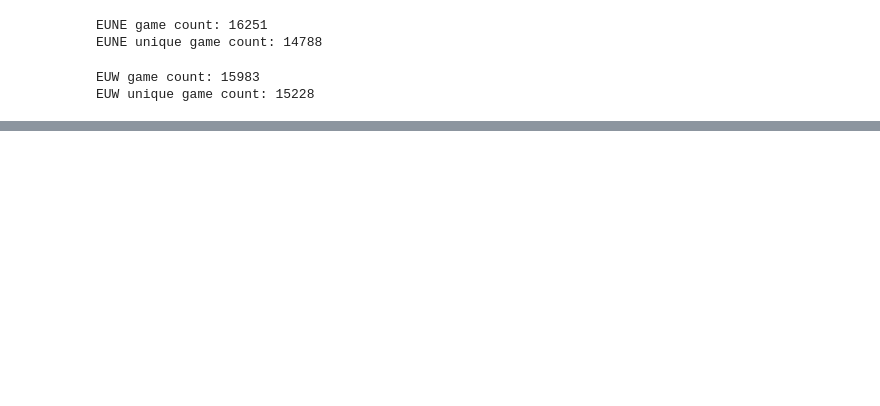
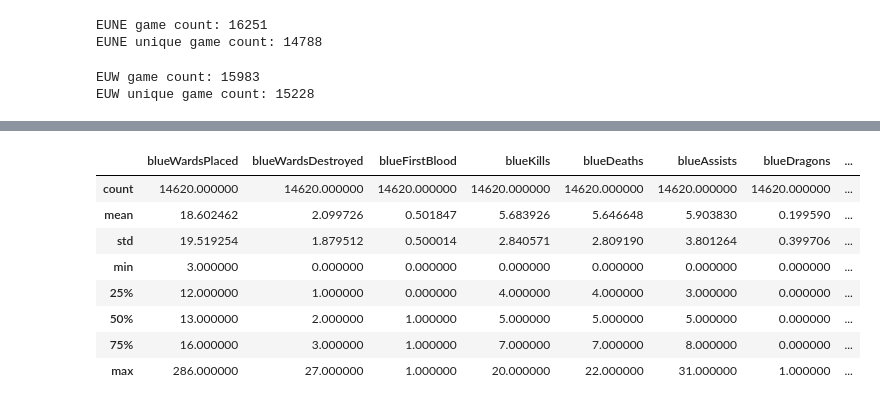
Before and after one commit to VeronikaKukk/DS_project, a Jupyter notebook: d4_notebook.ipynb, the cells around one changed output, grey strips where cells are left out. Drawn from its saved outputs; the diff is of its cells as text; code cells hidden in the pictures; blank space fills up the shorter version.

```diff
--- a/d4_notebook.ipynb
+++ b/d4_notebook.ipynb
@@ -182,0 +242,12 @@ df_euw = df_euw.drop_duplicates()
+# %%
+df_euw_balanced.describe()
+# %% [output]
+|  | blueWardsPlaced | blueWardsDestroyed | blueFirstBlood | blueKills | blueDeaths | blueAssists | blueDragons | ... |
+| count | 14620.000000 | 14620.000000 | 14620.000000 | 14620.000000 | 14620.000000 | 14620.000000 | 14620.000000 | ... |
+| mean | 18.602462 | 2.099726 | 0.501847 | 5.683926 | 5.646648 | 5.903830 | 0.199590 | ... |
+| std | 19.519254 | 1.879512 | 0.500014 | 2.840571 | 2.809190 | 3.801264 | 0.399706 | ... |
+| min | 3.000000 | 0.000000 | 0.000000 | 0.000000 | 0.000000 | 0.000000 | 0.000000 | ... |
+| 25% | 12.000000 | 1.000000 | 0.000000 | 4.000000 | 4.000000 | 3.000000 | 0.000000 | ... |
+| 50% | 13.000000 | 2.000000 | 1.000000 | 5.000000 | 5.000000 | 5.000000 | 0.000000 | ... |
+| 75% | 16.000000 | 3.000000 | 1.000000 | 7.000000 | 7.000000 | 8.000000 | 0.000000 | ... |
+| max | 286.000000 | 27.000000 | 1.000000 | 20.000000 | 22.000000 | 31.000000 | 1.000000 | ... |
```
Also changed, not shown: parts of 25 cells of this notebook.
